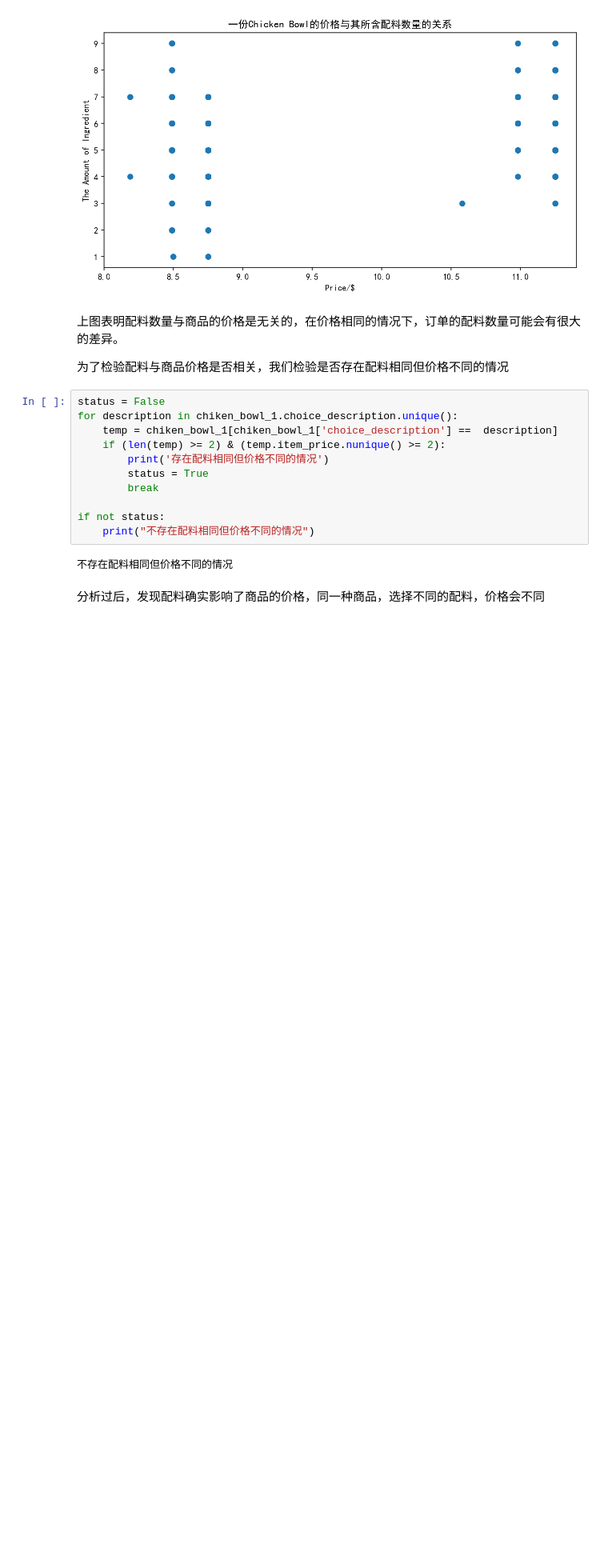
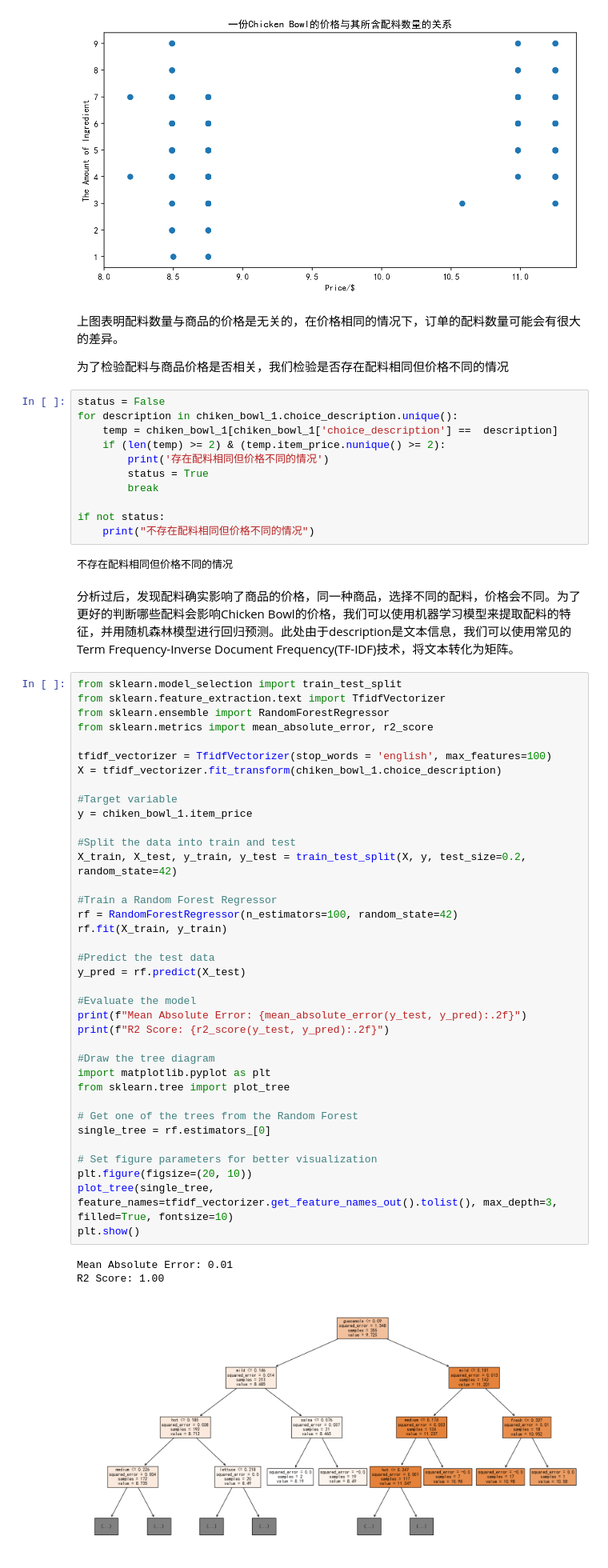
Before and after one commit to PentyYang/Data-Analysis, a Jupyter notebook: Projects/探索Chipotle快餐数据.ipynb, the cells around one changed output. Shown at 80% size. Saved outputs shown, nothing was run; the diff lists cells and outputs as text; blank space fills up the shorter version.

```diff
--- a/Projects/探索Chipotle快餐数据.ipynb
+++ b/Projects/探索Chipotle快餐数据.ipynb
@@ -351,4 +351,45 @@ if not status:
 # %% [output]
 不存在配料相同但价格不同的情况
 # %% [markdown]
-分析过后，发现配料确实影响了商品的价格，同一种商品，选择不同的配料，价格会不同
+分析过后，发现配料确实影响了商品的价格，同一种商品，选择不同的配料，价格会不同。为了更好的判断哪些配料会影响Chicken Bowl的价格，我们可以使用机器学习模型来提取配料的特征，并用随机森林模型进行回归预测。此处由于description是文本信息，我们可以使用常见的Term Frequency-Inverse Document Frequency(TF-IDF)技术，将文本转化为矩阵。
+# %%
+from sklearn.model_selection import train_test_split
+from sklearn.feature_extraction.text import TfidfVectorizer
+from sklearn.ensemble import RandomForestRegressor
+from sklearn.metrics import mean_absolute_error, r2_score
+
+tfidf_vectorizer = TfidfVectorizer(stop_words = 'english', max_features=100)
+X = tfidf_vectorizer.fit_transform(chiken_bowl_1.choice_description)
+
+#Target variable
+y = chiken_bowl_1.item_price
+
+#Split the data into train and test
+X_train, X_test, y_train, y_test = train_test_split(X, y, test_size=0.2, random_state=42)
+
+#Train a Random Forest Regressor
+rf = RandomForestRegressor(n_estimators=100, random_state=42)
+rf.fit(X_train, y_train)
+
+#Predict the test data
+y_pred = rf.predict(X_test)
+
+#Evaluate the model
+print(f"Mean Absolute Error: {mean_absolute_error(y_test, y_pred):.2f}")
+print(f"R2 Score: {r2_score(y_test, y_pred):.2f}")
+
+#Draw the tree diagram
+import matplotlib.pyplot as plt
+from sklearn.tree import plot_tree
+
+# Get one of the trees from the Random Forest
+single_tree = rf.estimators_[0]
+
+# Set figure parameters for better visualization
+plt.figure(figsize=(20, 10))
+plot_tree(single_tree, feature_names=tfidf_vectorizer.get_feature_names_out().tolist(), max_depth=3, filled=True, fontsize=10)
+plt.show()
+# %% [output]
+Mean Absolute Error: 0.01
+R2 Score: 1.00
+[figure, added]
```
Also changed, not shown: parts of 8 cells of this notebook.
